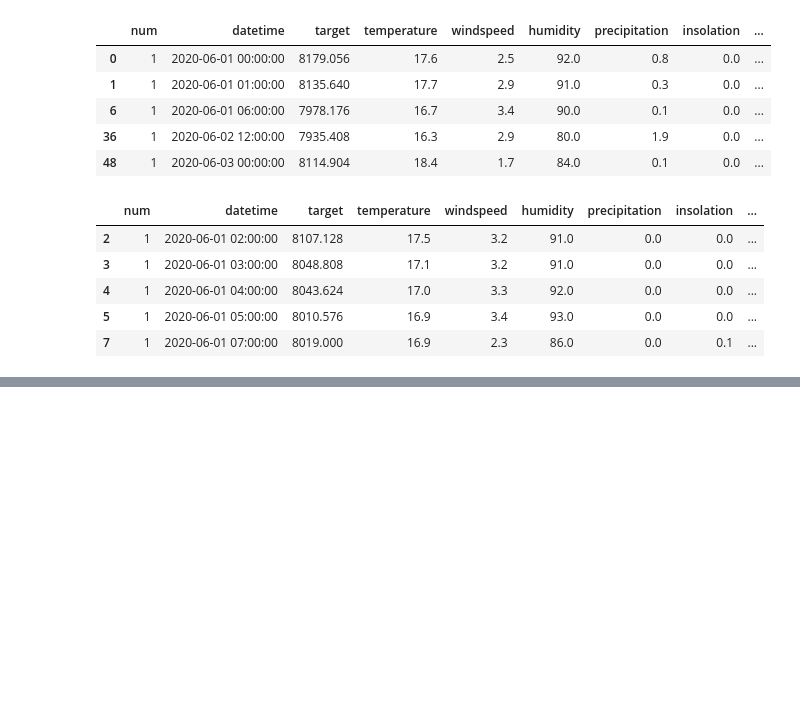
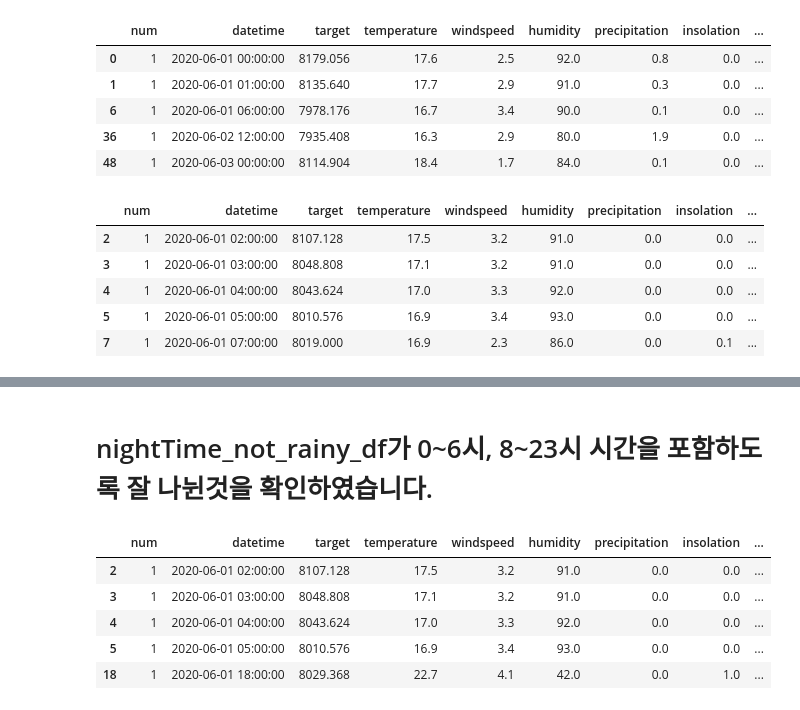
Before and after one commit to top-warrior/electronic, a Jupyter notebook: Hwi Hwi Hwi.ipynb, the cells around one changed output, grey strips where cells are left out. Cells and saved outputs as stored; diff of their text form; code cells hidden in the pictures; blank space fills up the shorter version.

```diff
--- a/Hwi Hwi Hwi.ipynb
+++ b/Hwi Hwi Hwi.ipynb
@@ -113,0 +150,3 @@ TypeError: 'numpy.ndarray' object is not callable
+# %%
+condition = (not_rainy_df.hour <=6) | (not_rainy_df.hour>=18)
+nightTime_not_rainy_df = not_rainy_df[condition]
@@ -113,0 +160,11 @@ TypeError: 'numpy.ndarray' object is not callable
+# %% [markdown]
+# nightTime_not_rainy_df가 0\~6시, 8\~23시 시간을 포함하도록 잘 나뉜것을 확인하였습니다.
+# %%
+nightTime_not_rainy_df.head()
+# %% [output]
+|  | num | datetime | target | temperature | windspeed | humidity | precipitation | insolation | ... |
+| 2 | 1 | 2020-06-01 02:00:00 | 8107.128 | 17.5 | 3.2 | 91.0 | 0.0 | 0.0 | ... |
+| 3 | 1 | 2020-06-01 03:00:00 | 8048.808 | 17.1 | 3.2 | 91.0 | 0.0 | 0.0 | ... |
+| 4 | 1 | 2020-06-01 04:00:00 | 8043.624 | 17.0 | 3.3 | 92.0 | 0.0 | 0.0 | ... |
+| 5 | 1 | 2020-06-01 05:00:00 | 8010.576 | 16.9 | 3.4 | 93.0 | 0.0 | 0.0 | ... |
+| 18 | 1 | 2020-06-01 18:00:00 | 8029.368 | 22.7 | 4.1 | 42.0 | 0.0 | 1.0 | ... |
```
Also changed, not shown: parts of 18 cells of this notebook.
